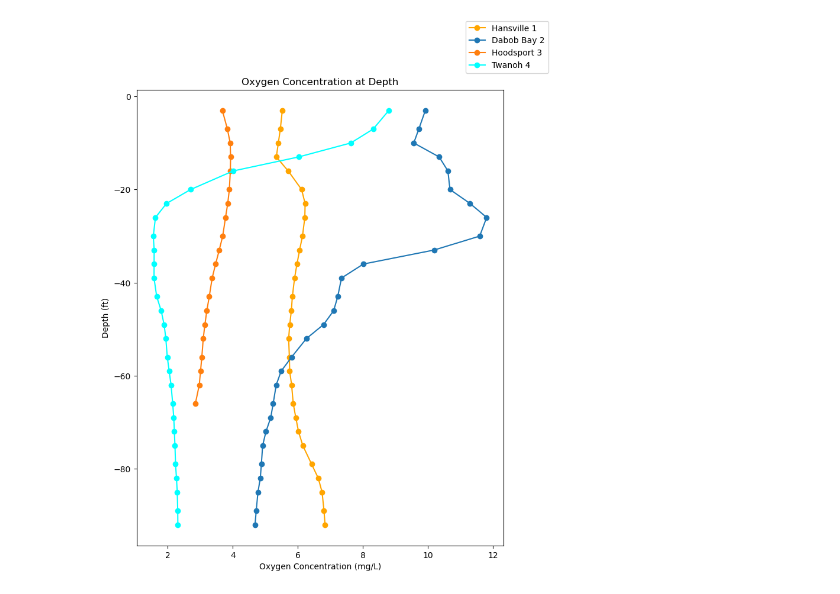
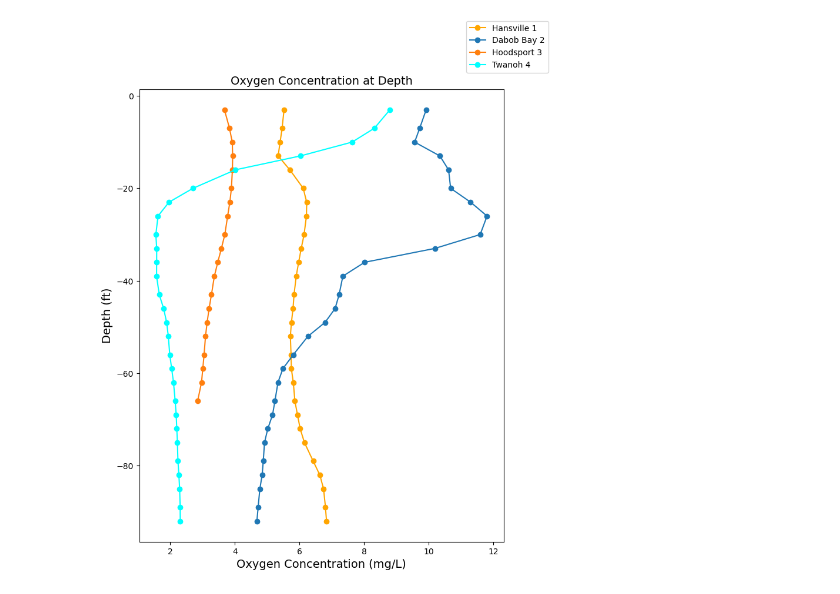
Before and after one commit to Lbh22GitHub/Harris.L_FinalProject, a Jupyter notebook: Final Take 2.ipynb, the cells around one changed output. Cells and saved outputs as stored; diff of their text form; code cells hidden in the pictures.

```diff
--- a/Final Take 2.ipynb
+++ b/Final Take 2.ipynb
@@ -97,17 +85 @@ dabob10_13 = dabob10_13.sort_values('Depth',ascending = False)
-# %%
-# Cleaning Hansville Data
-# Convert Units to String
-hansville10_13[' Depth (Ft)'].astype(str)
-# Create List for unitless depths
-hansville_d = []
-# Remove units and add to list
-for x in hansville10_13[' Depth (Ft)']:
-    hansville_new = x.split(' ')
-    hansville_d.append(hansville_new[1])
-# Add to Dataframe
-hansville10_13['Depth'] = hansville_d
-# convert to integer
-hansville10_13['Depth'] = hansville10_13['Depth'].astype(int)
-# Sort Values by Depth
-hansville10_13 = hansville10_13.sort_values('Depth',ascending = False)
 # %%
@@ -129,36 +94,23 @@ hoodsport10_13 = hoodsport10_13.sort_values('Depth',ascending = False)
-# %%
-# Cleaning Twanoh Bay Data
-# Convert Units to String
-twanoh10_13[' Depth (Ft)'].astype(str)
-# Create List for unitless depths
-twanoh_d = []
-# Remove units and add to list
-for x in twanoh10_13[' Depth (Ft)']:
-    twanoh_new = x.split(' ')
-    twanoh_d.append(twanoh_new[1])
-# Add to Dataframe
-twanoh10_13['Depth'] = twanoh_d
-# convert to integer
-twanoh10_13['Depth'] = twanoh10_13['Depth'].astype(int)
-# Sort Values by Depth
-twanoh10_13 = twanoh10_13.sort_values('Depth',ascending = False)
-#display(twanoh10_13)
 # %%
 # Oxygen Depth Profiles
+
 # Create Plot
 fig,axs = plt.subplots(figsize = (8,10))
+
 # Plot Data
 axs.plot(hansville10_13[' Oxygen Conc. (mg/L)'],hansville10_13['Depth'],label = 'Hansville 1',color = 'orange',marker = 'o')
 axs.plot(dabob10_13[' Oxygen Conc. (mg/L)'],dabob10_13['Depth'],label = 'Dabob Bay 2',marker = 'o')
 axs.plot(hoodsport10_13[' Oxygen Conc. (mg/L)'],hoodsport10_13['Depth'],label = 'Hoodsport 3',marker = 'o')
 axs.plot(twanoh10_13[' Oxygen Conc. (mg/L)'],twanoh10_13['Depth'],label = 'Twanoh 4',color = 'Cyan',marker = 'o')
+
 # Adds Axis and Figure Titles
-axs.set_xlabel('Oxygen Concentration (mg/L)')
-axs.set_ylabel('Depth (ft)')
-axs.set_title('Oxygen Concentration at Depth')
+axs.set_xlabel('Oxygen Concentration (mg/L)',fontsize = 14)
+axs.set_ylabel('Depth (ft)',fontsize = 14)
+axs.set_title('Oxygen Concentration at Depth',fontsize = 14)
+
 # Add Other Required Features
 fig.legend()
 plt.show()
 # %% [output]
-[figure, old version]
+[figure, new version]
 # %%
```
Also changed, not shown: parts of 5 cells of this notebook.
